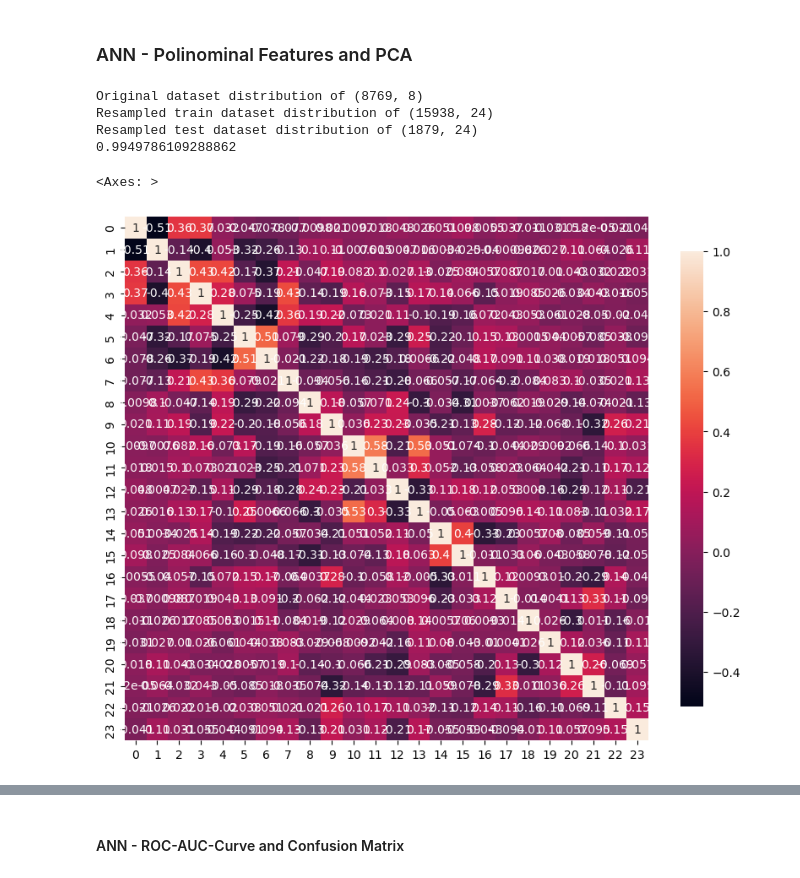
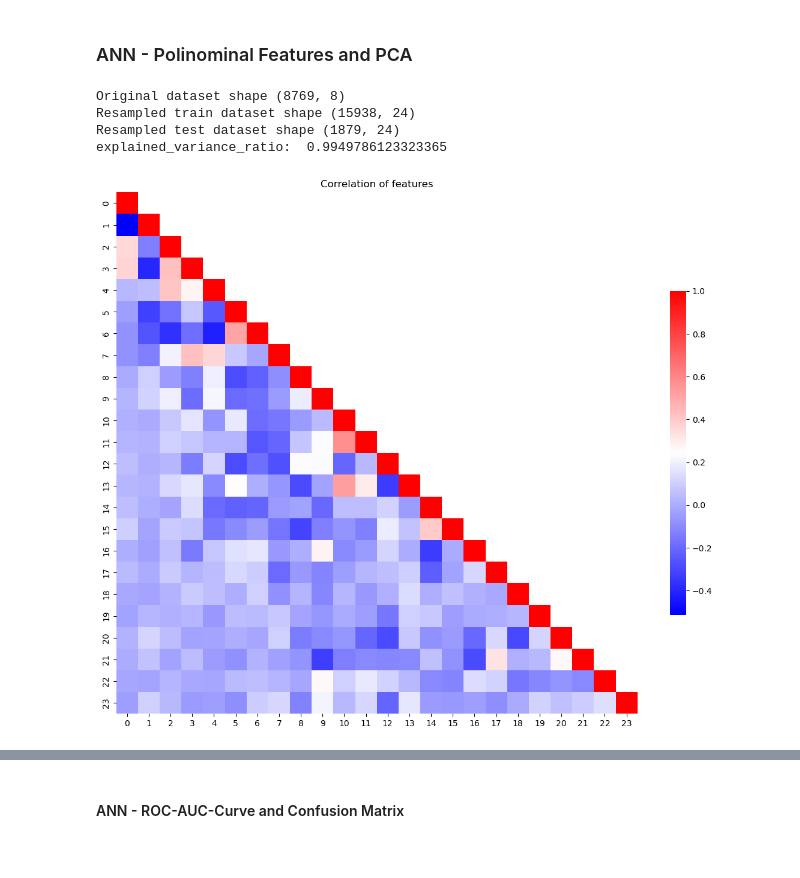
Before and after one commit to daistmarco/PredictingPulsarStar, a Jupyter notebook: PredictingPulsarStar-combined.ipynb, the cells around one changed output, grey strips where cells are left out. Cells and saved outputs as stored; diff of their text form; code cells hidden in the pictures.

```diff
--- a/PredictingPulsarStar-combined.ipynb
+++ b/PredictingPulsarStar-combined.ipynb
@@ -1127,42 +1156,47 @@ pd.DataFrame(model_results)
 # %%
 # preprocessing for ANN
 from sklearn.preprocessing import MinMaxScaler
 pipeline = Pipeline([
     ('poly', PolynomialFeatures(degree=3, include_bias=False)),
     ('scaler', MinMaxScaler()),
     ('pca', PCA(n_components=24))
 ])
 
 
 
 # apply preprocessing
 X_train_scaled = pipeline.fit_transform(X_train)
 X_test_scaled = pipeline.transform(X_test)
 X_val_scaled = pipeline.transform(X_val)
 
 
 # apply SMOTE
 smote = SMOTE(random_state=42)
 X_train_sampled, y_train_sampled = smote.fit_resample(X_train_scaled, y_train)
 
-print('Original dataset distribution of', X_train.shape)
-print('Resampled train dataset distribution of', X_train_sampled.shape)
-print('Resampled test dataset distribution of', X_test_scaled.shape)
-print(pipeline.named_steps['pca'].explained_variance_ratio_.sum())
+print('Original dataset shape', X_train.shape)
+print('Resampled train dataset shape', X_train_sampled.shape)
+print('Resampled test dataset shape', X_test_scaled.shape)
+print('explained_variance_ratio: ',   pipeline.named_steps['pca'].explained_variance_ratio_.sum())
 
 #---------------------------------------------------------
-# correlation matrix
+# visualize correlation matrix after poly and PCA
 df_corr = pd.DataFrame(X_train_sampled)
-corr = df_corr.corr()
-fig, axs = plt.subplots(figsize=(10,10))
-sns.heatmap(corr, annot=True, square=True, cbar_kws={"shrink": .7})
+corr_matrix = df_corr.corr()
+fig, axs = plt.subplots(figsize=(14,14))
+heatmap= sns.heatmap(data=corr_matrix,
+                     #annot=True,
+                     square=True,
+                     cbar_kws={"shrink": .5},
+                     cmap='bwr',
+                     mask=np.triu(corr_matrix,+1))
+heatmap.set_title('Correlation of features');
 # %% [output]
-Original dataset distribution of (8769, 8)
-Resampled train dataset distribution of (15938, 24)
-Resampled test dataset distribution of (1879, 24)
-0.9949786109288862
+Original dataset shape (8769, 8)
+Resampled train dataset shape (15938, 24)
+Resampled test dataset shape (1879, 24)
+explained_variance_ratio:  0.9949786123323365
-<Axes: >
-[figure, old version]
+[figure, new version]
 # %%
 tf.keras.utils.set_random_seed(42)
 
```
Also changed, not shown: parts of 20 cells of this notebook.
